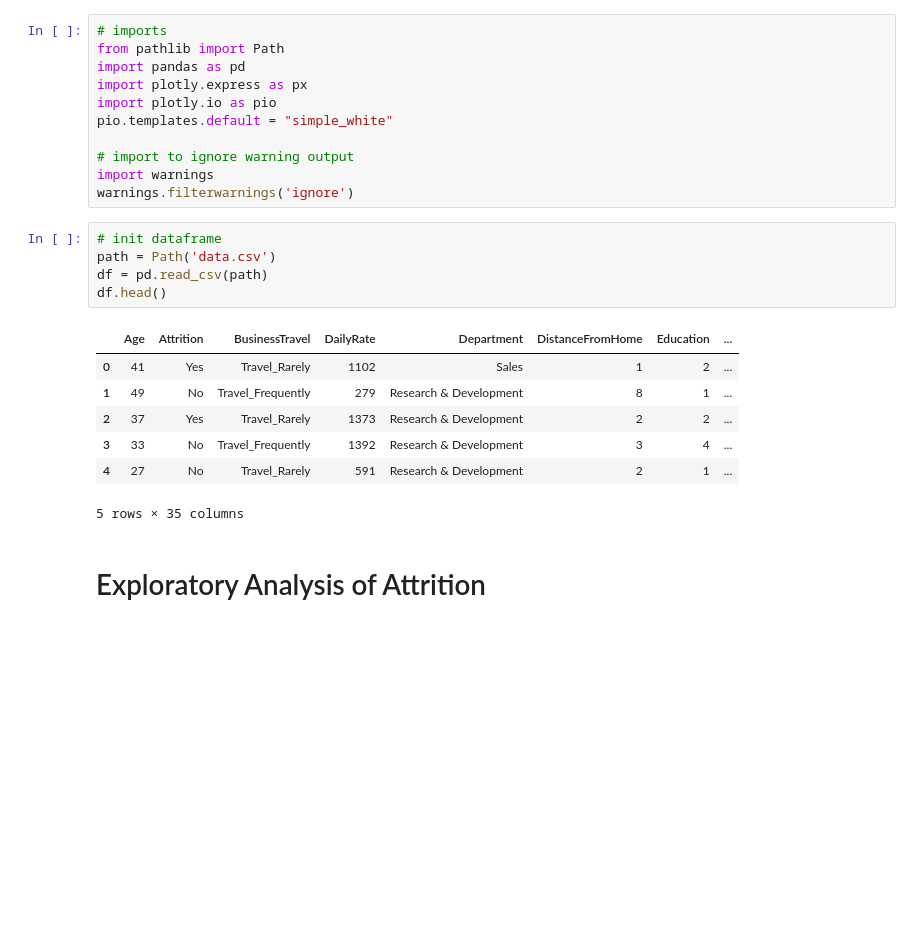
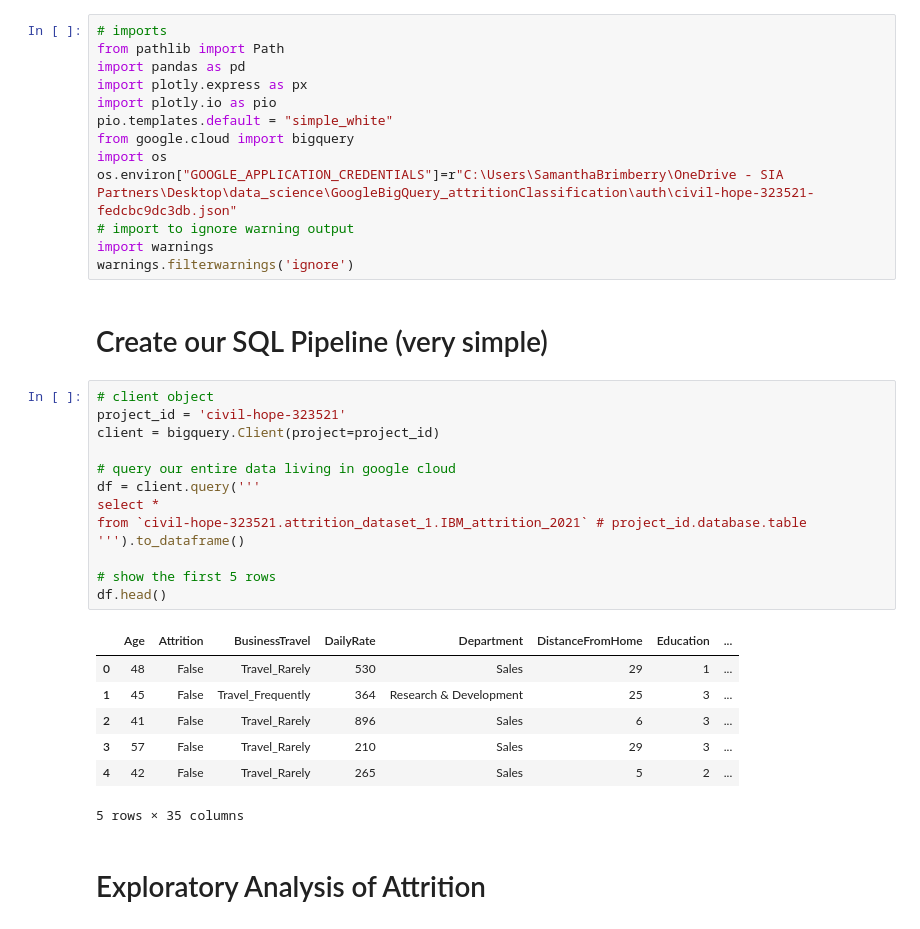
Before and after one commit to SammyBrimberry/GoogleBigQuery_attritionClassification, a Jupyter notebook: reporting/interactive_reporting.ipynb, the cells around one changed output. Cells and saved outputs as stored; diff of their text form; blank space fills up the shorter version.

```diff
--- a/reporting/interactive_reporting.ipynb
+++ b/reporting/interactive_reporting.ipynb
@@ -5,23 +5,35 @@ import pandas as pd
 import plotly.express as px
 import plotly.io as pio
 pio.templates.default = "simple_white"
-
+from google.cloud import bigquery
+import os
+os.environ["GOOGLE_APPLICATION_CREDENTIALS"]=r"C:\Users\SamanthaBrimberry\OneDrive - SIA Partners\Desktop\data_science\GoogleBigQuery_attritionClassification\auth\civil-hope-323521-fedcbc9dc3db.json"
 # import to ignore warning output
 import warnings
 warnings.filterwarnings('ignore')
-# %%
-# init dataframe
-path = Path('data.csv')
-df = pd.read_csv(path)
-df.head()
-# %% [output]
-|  | Age | Attrition | BusinessTravel | DailyRate | Department | DistanceFromHome | Education | ... |
-| 0 | 41 | Yes | Travel_Rarely | 1102 | Sales | 1 | 2 | ... |
-| 1 | 49 | No | Travel_Frequently | 279 | Research & Development | 8 | 1 | ... |
-| 2 | 37 | Yes | Travel_Rarely | 1373 | Research & Development | 2 | 2 | ... |
-| 3 | 33 | No | Travel_Frequently | 1392 | Research & Development | 3 | 4 | ... |
-| 4 | 27 | No | Travel_Rarely | 591 | Research & Development | 2 | 1 | ... |
-5 rows × 35 columns
+# %% [markdown]
+# Create our SQL Pipeline (very simple)
+# %%
+# client object
+project_id = 'civil-hope-323521'
+client = bigquery.Client(project=project_id)
+
+# query our entire data living in google cloud
+df = client.query('''
+select *
+from `civil-hope-323521.attrition_dataset_1.IBM_attrition_2021` # project_id.database.table
+''').to_dataframe()
+
+# show the first 5 rows
+df.head()
+# %% [output]
+|  | Age | Attrition | BusinessTravel | DailyRate | Department | DistanceFromHome | Education | ... |
+| 0 | 48 | False | Travel_Rarely | 530 | Sales | 29 | 1 | ... |
+| 1 | 45 | False | Travel_Frequently | 364 | Research & Development | 25 | 3 | ... |
+| 2 | 41 | False | Travel_Rarely | 896 | Sales | 6 | 3 | ... |
+| 3 | 57 | False | Travel_Rarely | 210 | Sales | 29 | 3 | ... |
+| 4 | 42 | False | Travel_Rarely | 265 | Sales | 5 | 2 | ... |
+5 rows × 35 columns
 # %% [markdown]
 # Exploratory Analysis of Attrition
 # %%
```
Also changed, not shown: 2 other files.
